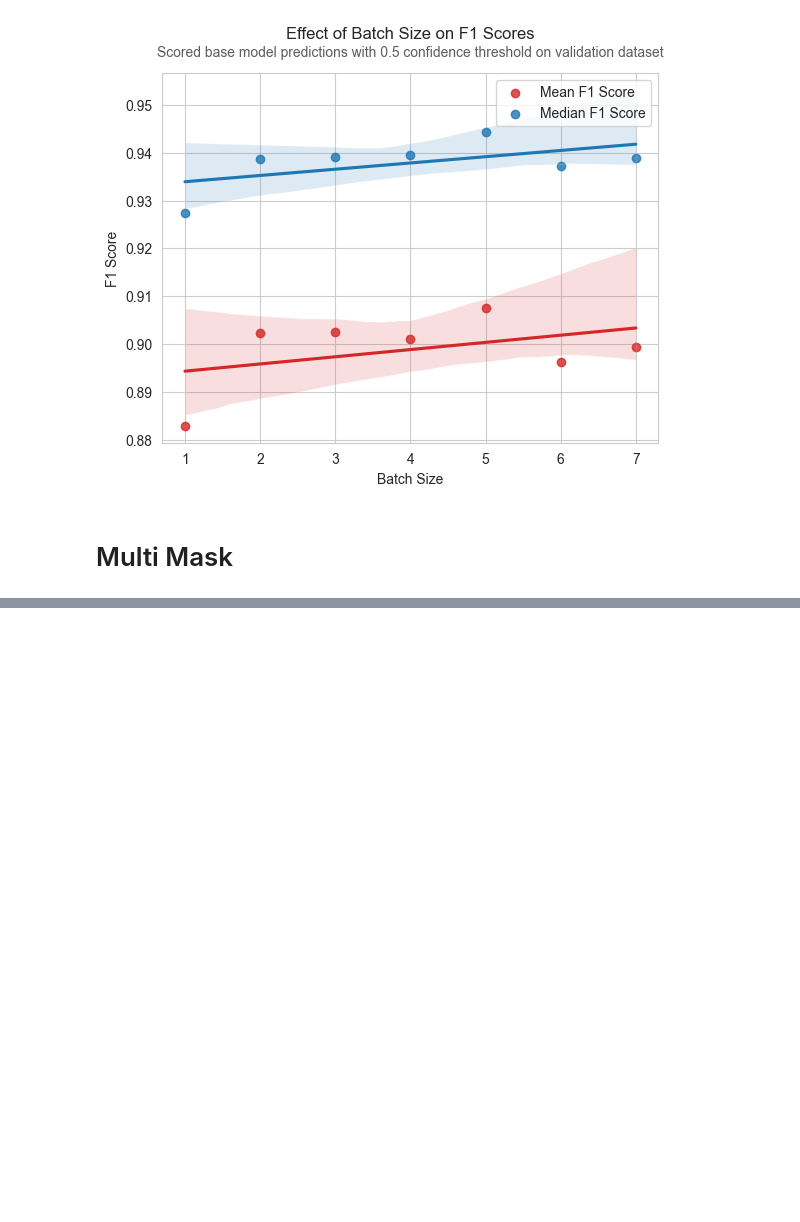
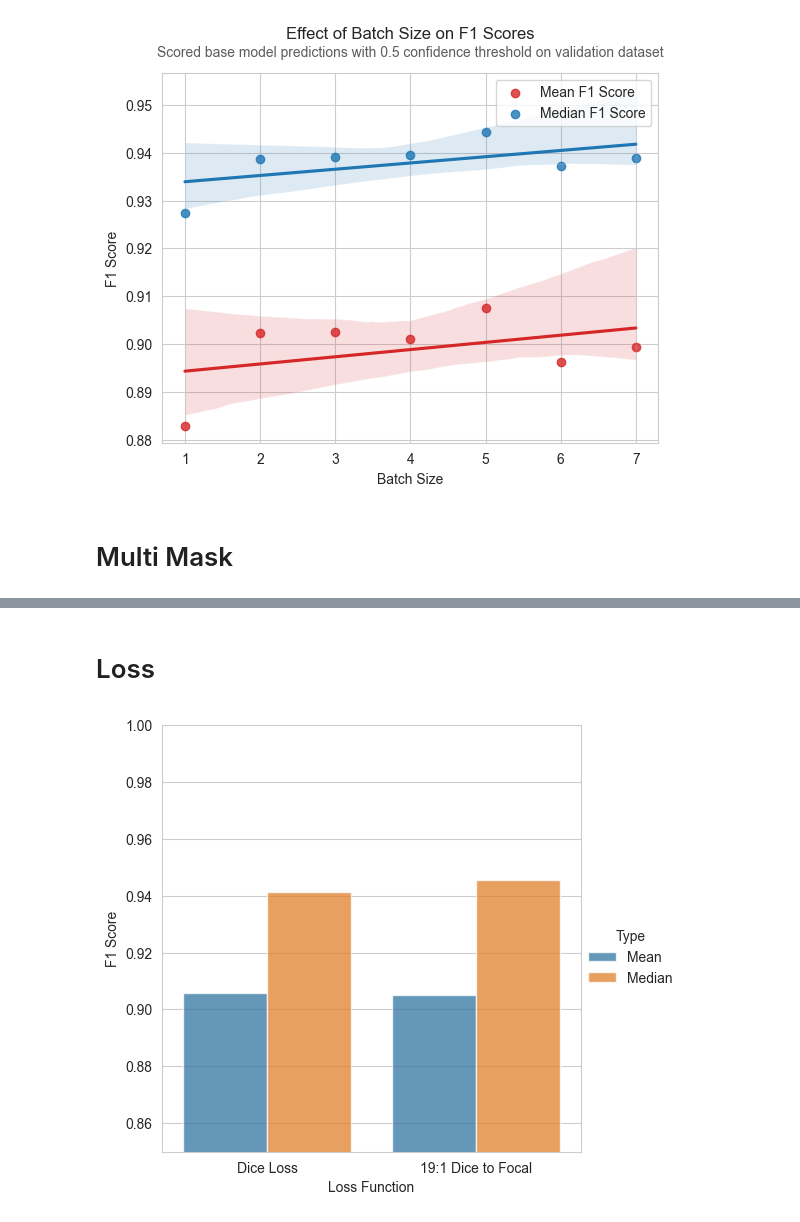
Before and after one commit to geo-smart/elwha_segmentation, a Jupyter notebook: book/experiments/plotting.ipynb, the cells around one changed output, grey strips where cells are left out. Saved outputs shown, nothing was run; the diff lists cells and outputs as text; code cells hidden in the pictures; blank space fills up the shorter version.

```diff
--- a/book/experiments/plotting.ipynb
+++ b/book/experiments/plotting.ipynb
@@ -271,0 +320,2 @@ plot_scores_comparison(
+# %% [markdown]
+# Loss
@@ -271,0 +362,10 @@ plot_scores_comparison(
+# %%
+plot_stats_comparison(
+    (
+        read_mm_variants("./multimask/f1_scores_base_AdamW_lr=7e-06_wd=0.0002_bs=5_mp=fp16_pts_3p0n_erode_loss=dice"),
+        read_mm_variants("./multimask/f1_scores_base_AdamW_lr=7e-06_wd=0.0002_bs=5_mp=fp16_pts_3p0n_mm=mean_erode_loss=19-1"),
+    ),
+    ("Dice Loss", "19:1 Dice to Focal"),
+)
+# %% [output]
+[figure, added]
```
Also changed, not shown: parts of 11 cells of this notebook, 7 other files.
